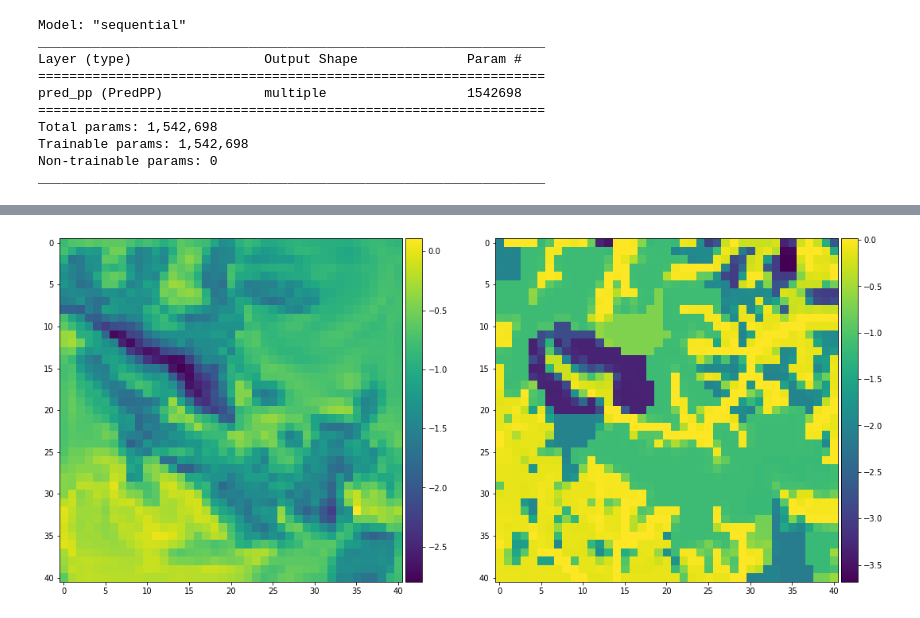
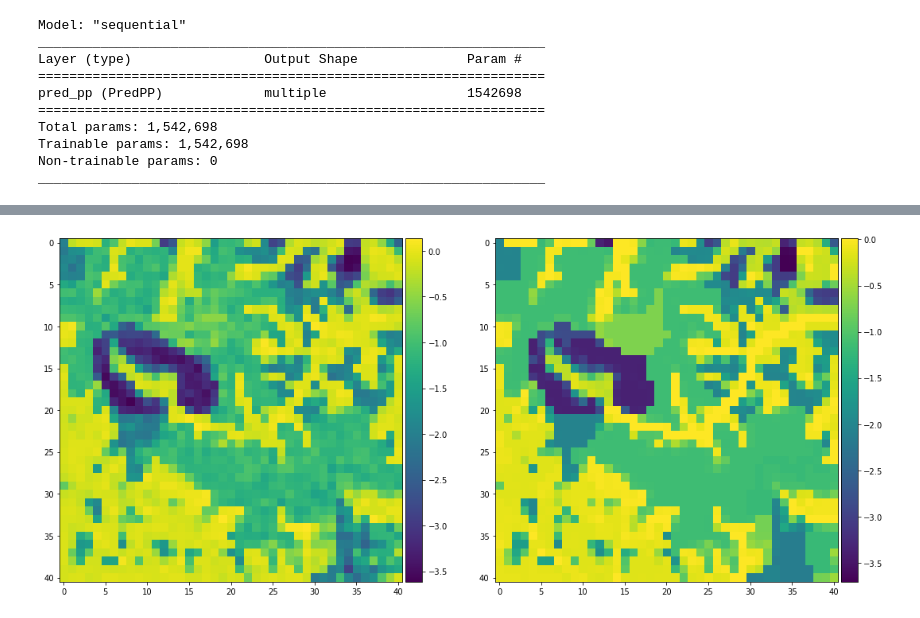
Before and after one commit to hoangtv1899/ParFlow-NN, a Jupyter notebook: src/predrnn-pp-master/MAIN.ipynb, the cells around one changed output, grey strips where cells are left out. Cells and saved outputs as stored; diff of their text form; code cells hidden in the pictures.

```diff
--- a/src/predrnn-pp-master/MAIN.ipynb
+++ b/src/predrnn-pp-master/MAIN.ipynb
@@ -345,8 +390,8 @@ for ii,timei in enumerate(list_days[:-1]):
 # %%
 #forcing_feature_train = np.stack(forcings)
 #target_train = np.stack(targets)
-forcing_feature_train = forcing_feature_da[:, :24, :, :, :]
-target_train = target_da[:, :24, :, :, :]
+forcing_feature_train = forcing_feature_da[:, :24*2, :, :, :]
+target_train = target_da[:, :24*2, :, :, :]
 # %%
 #Normalization
 forcing_norm_train = normalize_feature_da(forcing_feature_train)
@@ -835,8 +662,8 @@ Trainable params: 1,542,698
 Non-trainable params: 0
 _________________________________________________________________
 # %%
-forcing_feature_test = forcing_feature_da[:, :24 :, :, :]
-target_test = target_da[:, :24, :, :, :50]
+forcing_feature_test = forcing_feature_da[:, :24*2 :, :, :]
+target_test = target_da[:, :24*2, :, :, :50]
 #Normalization
 forcing_norm_test = normalize_feature_da(forcing_feature_test)
 target_norm_test = normalize_feature_da(target_test)
@@ -863,21 +693,21 @@ result_denorm = (predict * target_std_broadcast[:, 1:, :, :, :50]) + target_mean
 # %%
 fig, axs = plt.subplots(1,2, figsize = (18, 18))
 
 ax0 = axs[0]
-im0 = ax0.imshow(result_denorm[0, 22, :, :, 49])
+im0 = ax0.imshow(result_denorm[0, 46, :, :, 49])
 divider = make_axes_locatable(ax0)
 cax = divider.append_axes('right', size = '5%', pad = 0.05)
 fig.colorbar(im0, cax = cax, orientation = 'vertical')
 
 ax1 = axs[1]
-im1 = ax1.imshow(target_test[0, 23, :, :, 49])
+im1 = ax1.imshow(target_test[0, 47, :, :, 49])
 divider = make_axes_locatable(ax1)
 cax = divider.append_axes('right', size = '5%', pad = 0.05)
 fig.colorbar(im1, cax = cax, orientation = 'vertical')
 
 plt.show()
 # %% [output]
-[figure, old version]
+[figure, new version]
 # %%
 plt.plot(result_denorm[0, :, 10, 36, 49], 'b')
 plt.plot(target_test[0, 1:, 10, 36, 49], 'r')
```
Also changed, not shown: parts of 19 cells of this notebook, 1 other file.
